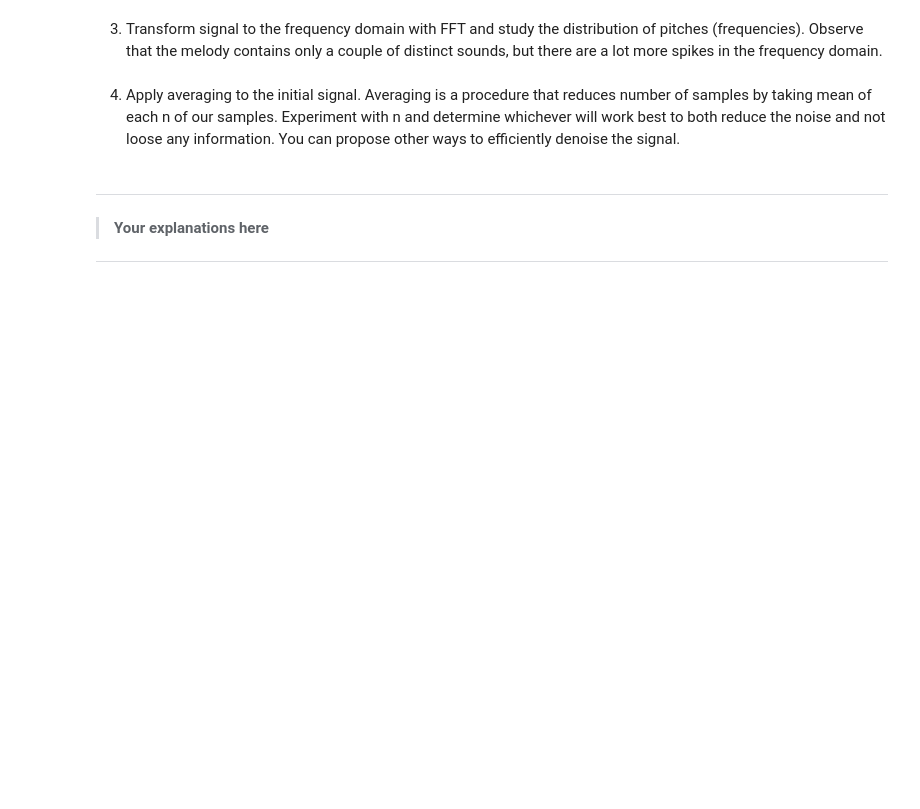
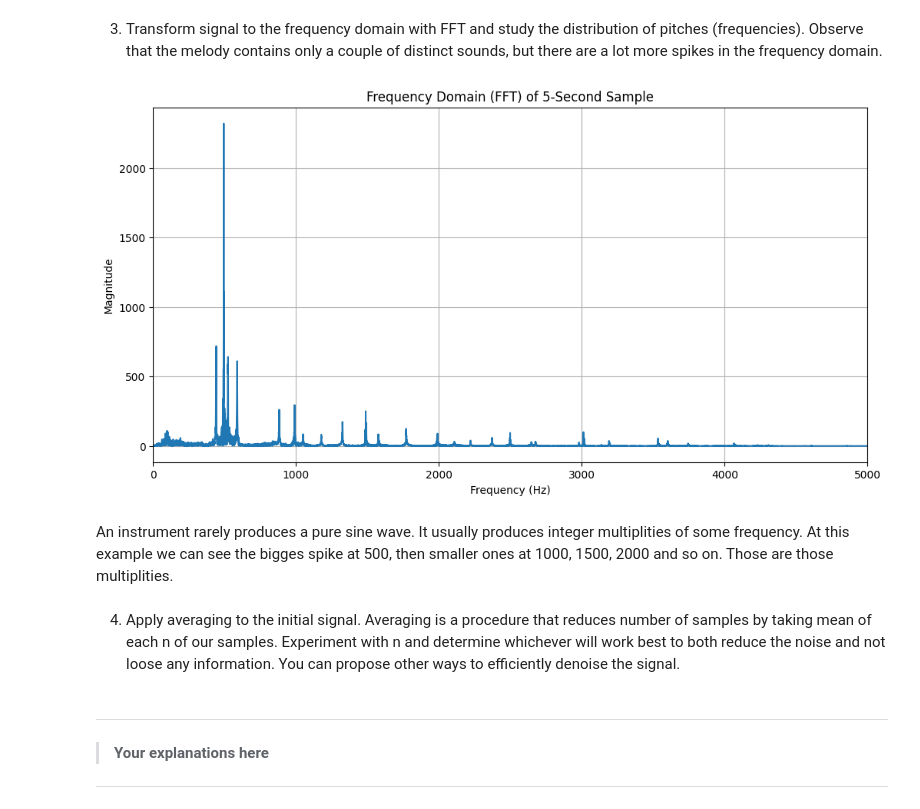
Before and after one commit to Shopska/LA_lab_2, a Jupyter notebook: LA_Lab_2_Template_2025.ipynb, the cells around one changed output. Drawn from its saved outputs; the diff is of its cells as text; code cells hidden in the pictures; blank space fills up the shorter version.

```diff
--- a/LA_Lab_2_Template_2025.ipynb
+++ b/LA_Lab_2_Template_2025.ipynb
@@ -190,3 +221,19 @@ Observe that the melody contains only a couple of distinct sounds, but there are
+# %%
+fft_data = np.fft.rfft(samples)
+magnitude = np.abs(fft_data)
+frequency_axis = np.fft.rfftfreq(len(samples), d=1/sampling_rate)
+plt.figure(figsize=(12, 6))
+plt.plot(frequency_axis, magnitude)
+plt.xlim(0, 5000)
+plt.title("Frequency Domain (FFT) of 5-Second Sample")
+plt.xlabel("Frequency (Hz)")
+plt.ylabel("Magnitude")
+plt.grid(True)
+plt.show()
+# %% [output]
+[figure, added]
+# %% [markdown]
+An instrument rarely produces a pure sine wave. It usually produces integer multiplities of some frequency. At this example we can see the bigges spike at 500, then smaller ones at 1000, 1500, 2000 and so on. Those are those multiplities.
 # %% [markdown]
 4. Apply averaging to the initial signal. Averaging is a procedure that reduces number of samples by taking mean of each n of our samples. Experiment with n and determine whichever will work best to both reduce the noise and not loose any information. You can propose other ways to efficiently denoise the signal.
 # %%
```
Also changed, not shown: parts of 8 cells of this notebook, 1 other file.
